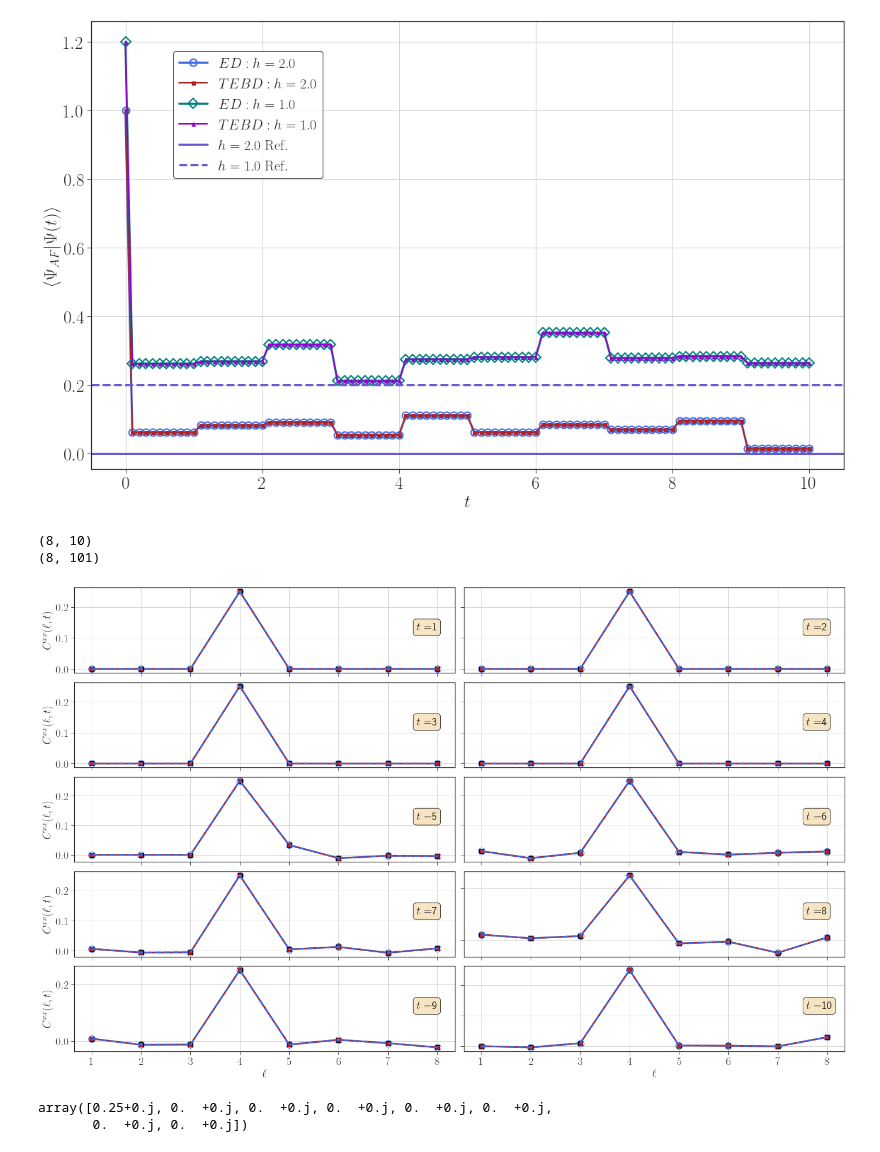
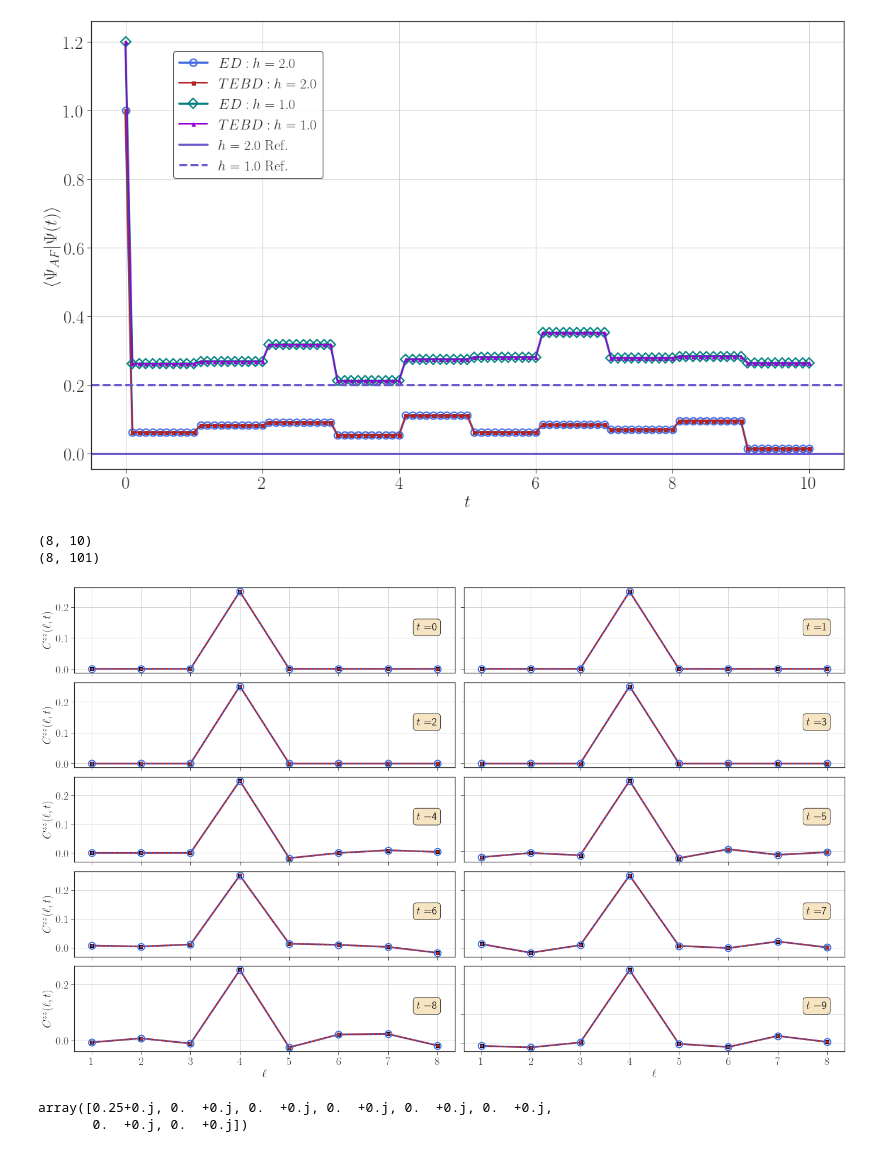
Before and after one commit to xiaobo-23/EntangledLightConeSampling, a Jupyter notebook: HQA_Data_Analysis.ipynb, the cells around one changed output. Drawn from its saved outputs; the diff is of its cells as text; code cells hidden in the pictures.

```diff
--- a/HQA_Data_Analysis.ipynb
+++ b/HQA_Data_Analysis.ipynb
@@ -176,6 +176,9 @@ np.array(fileED['Wavefunction Overlap']).shape
 # %%
 timeSlice = 10
 physicalSite = 8
+# %%
+fileED = h5py.File("RawData/ED_N8_h10.0_Info.h5", "r")
+fileTEBD = h5py.File("RawData/TEBD_N8_h10.0_Info.h5", "r")
 # %%
 '''
     Plot time evolution of Sz on physical sites
@@ -191,21 +194,22 @@ for ind in range(timeSlice):
     ax1 = fig.add_subplot(spec[ind, 0])
     ax1.plot(np.arange(1, 9, 1), np.real(ED_Sz[:, ind]), linewidth = 3, color = 'royalblue', \
              marker = 's', markersize = 9, markeredgecolor = 'black')
-    ax1.plot(np.arange(1, 9, 1), np.real(TEBD_Sz[:, ind * 10]), linewidth = 3, color = 'firebrick', \
-             marker = 'o', markersize = 9, markeredgecolor = 'black')
+    ax1.plot(np.arange(1, 9, 1), np.real(TEBD_Sz[:, ind * 10]), linewidth = 3, linestyle = ":", color = 'firebrick', \
+             marker = 'o', markersize = 12, markerfacecolor = "none", markeredgewidth = 2)
     ax1.grid()
-#     print(np.real(ED_Sz[:, ind]))
 
     if ind == timeSlice - 1:
-        ax1.set_xlabel(r'$\ell_{x}$', fontsize = 20)
+        ax1.set_xlabel(r'$\ell$', fontsize = 20)
     else:
         ax1.set_xticklabels([])
-    ax1.set_ylim(-0.1, 0.1)
+    if ind != 0:
+        ax1.set_ylim(-0.1, 0.1)
     ax1.set_ylabel(r'$S_{z}(\ell_{x})$', fontsize = 20)
     ax1.tick_params(axis = "both", which = "major", labelsize = 16)
-    ax1.text(.8, .2, r'$t = $' + str(ind), transform = ax1.transAxes, fontsize = 20,
+    ax1.text(.9, .73, r'$t = $' + str(ind), transform = ax1.transAxes, fontsize = 20,
             bbox = dict(boxstyle = "round", facecolor = 'wheat', alpha = .5))
-# plt.savefig('ED_N8_h0.2_only_kicked_fields.pdf')
+
+plt.savefig("Figures/TEBD_ED_h10.0_Sx.pdf")
 # %% [output]
 (8, 10)
 (8, 101)
@@ -270,3 +271,7 @@ plt.savefig("Figures/TEBD_ED_N8.pdf")
+# %%
+fileED = h5py.File("RawData/ED_N8_h10.0_Info.h5", "r")
+# %%
+fileTEBD = h5py.File("RawData/TEBD_N8_h10.0_Info.h5", "r")
 # %%
 '''
     Plot time evolution of spin correlation function
@@ -274,40 +279,41 @@ plt.savefig("Figures/TEBD_ED_N8.pdf")
 
 fig = plt.figure(figsize = (20, 20 * goldenRatio), tight_layout = True)
 spec = gridspec.GridSpec(nrows = 5, ncols = 2, figure = fig)
 plt.style.use('seaborn-ticks')
 
 ED_Czz = np.array(fileED['Cxx']); print(ED_Czz.shape)
 TEBD_Czz = np.array(fileTEBD['Cxx']); print(TEBD_Czz.shape)
 
 for ind in range(timeSlice):
     tmp1 = ind // 2
     tmp2 = ind % 2
     ax1 = fig.add_subplot(spec[tmp1, tmp2])
     ax1.plot(np.arange(1, 9, 1), np.real(ED_Czz[0 * physicalSite : 1 * physicalSite, ind]), linewidth = 3, color = 'firebrick', \
-             marker = 's', markersize = 8, markeredgecolor = 'black')
-    ax1.plot(np.arange(1, 9, 1), np.real(TEBD_Czz[0 * physicalSite : 1 * physicalSite, ind * 10]), linewidth = 3, linestyle = "--", color = 'royalblue', \
-             marker = 'o', markersize = 12, markerfacecolor = "none")
+             marker = 's', markersize = 6, markeredgecolor = 'black')
+    ax1.plot(np.arange(1, 9, 1), np.real(TEBD_Czz[0 * physicalSite : 1 * physicalSite, ind * 10]), \
+             linewidth = 3, linestyle = ":", color = 'royalblue', \
+             marker = 'o', markersize = 12, markerfacecolor = "none", markeredgewidth = 2)
 
     if ind >= 8:
         ax1.set_xlabel(r'$\ell$', fontsize = 20)
     else:
         ax1.set_xticklabels([])
 
     if ind % 2 == 0:
-        ax1.set_ylabel(r'$C^{xx}(\ell, t)$', fontsize = 20)
+        ax1.set_ylabel(r'$C^{zz}(\ell, t)$', fontsize = 20)
     else:
         ax1.set_yticklabels([])
 
     ax1.tick_params(axis = "both", which = "major", labelsize = 20)
-    ax1.text(.9, .5, r'$t = $' + str(ind + 1), transform = ax1.transAxes, fontsize = 20,
+    ax1.text(.9, .5, r'$t = $' + str(ind), transform = ax1.transAxes, fontsize = 20,
             bbox = dict(boxstyle = "round", facecolor = 'wheat', alpha = .8))
     ax1.grid()
 
-# plt.savefig("TEBD_ED_N8_h0.0_Czz.pdf")
+# plt.savefig("TEBD_ED_N8_h2.0_Czz.pdf")
 # %% [output]
 (8, 10)
 (8, 101)
-[figure, old version]
+[figure, new version]
 # %%
 Czz[:, 0]
 # %% [output]
```
Also changed, not shown: parts of 2 cells of this notebook, 2 other files.
